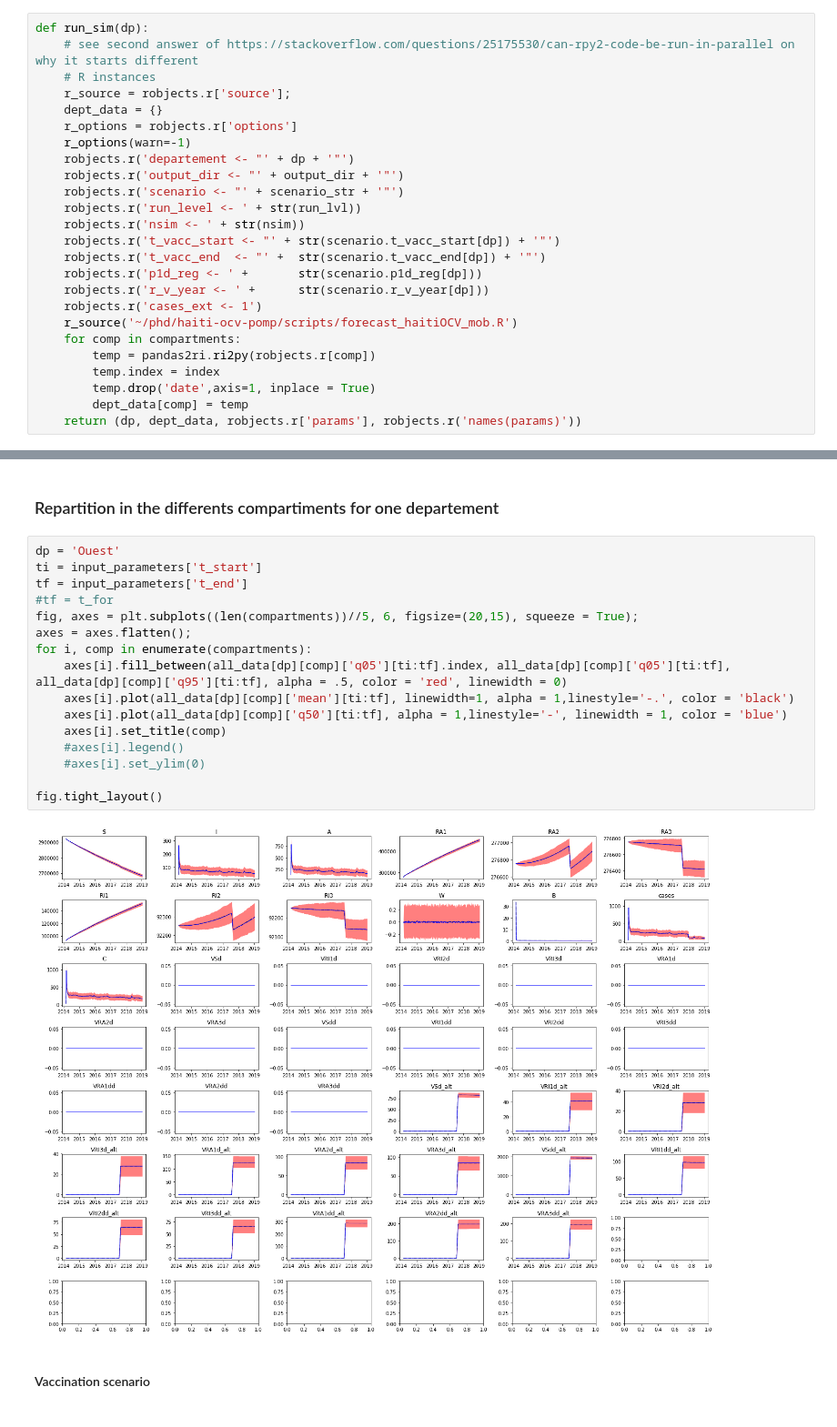
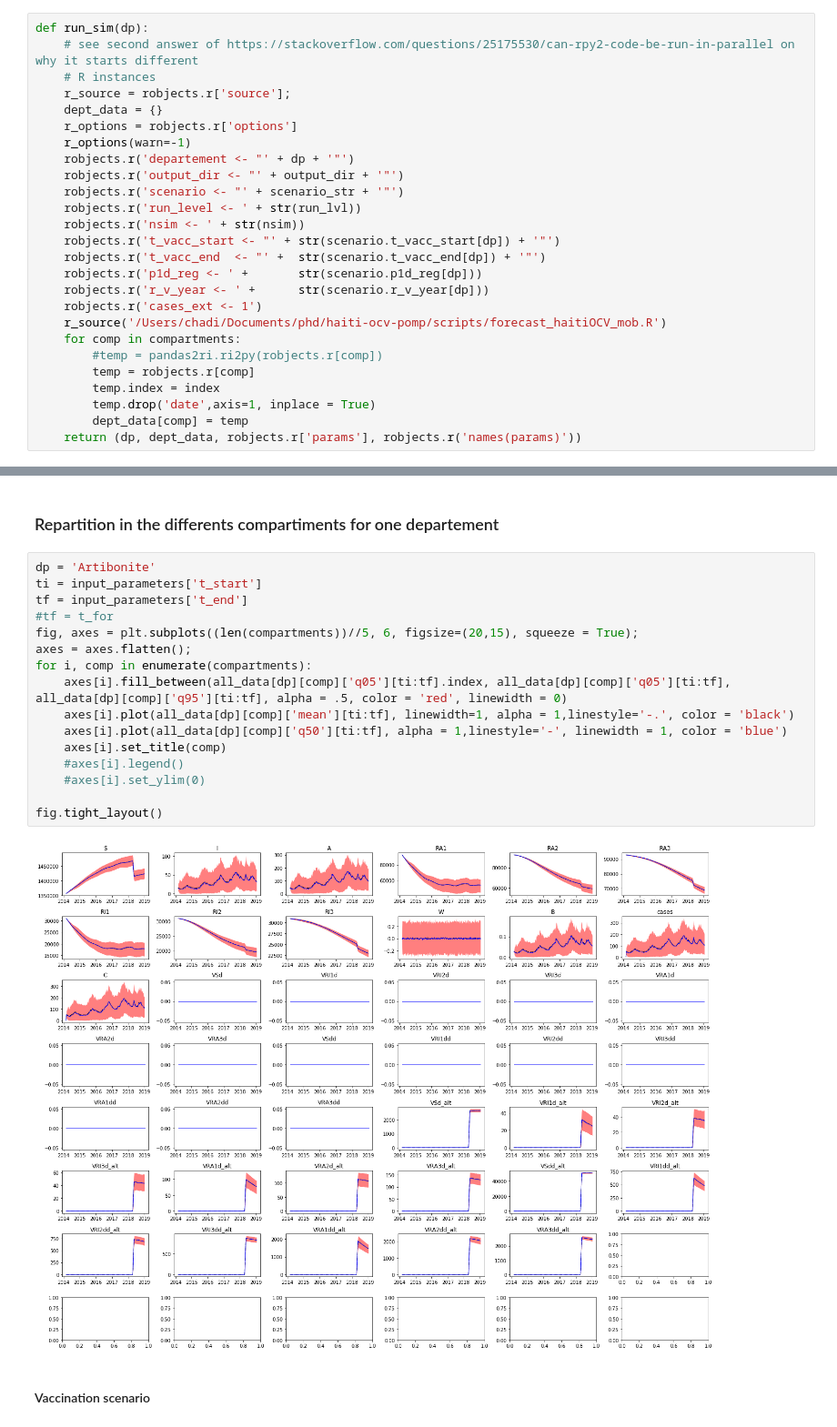
Before and after one commit to jcblemai/haiti-mass-ocv-campaign, a Jupyter notebook: forecast.ipynb, the cells around one changed output, grey strips where cells are left out. Shown at 91% size. Drawn from its saved outputs; the diff is of its cells as text.

```diff
--- a/forecast.ipynb
+++ b/forecast.ipynb
@@ -113,9 +113,10 @@ def run_sim(dp):
     robjects.r('p1d_reg <- ' +       str(scenario.p1d_reg[dp]))
     robjects.r('r_v_year <- ' +      str(scenario.r_v_year[dp]))
     robjects.r('cases_ext <- 1')
-    r_source('~/phd/haiti-ocv-pomp/scripts/forecast_haitiOCV_mob.R')
+    r_source('/Users/chadi/Documents/phd/haiti-ocv-pomp/scripts/forecast_haitiOCV_mob.R')
     for comp in compartments:
-        temp = pandas2ri.ri2py(robjects.r[comp])
+        #temp = pandas2ri.ri2py(robjects.r[comp])
+        temp = robjects.r[comp]
         temp.index = index
         temp.drop('date',axis=1, inplace = True)
         dept_data[comp] = temp
@@ -218,23 +226,23 @@ IndentationError: unexpected indent (<ipython-input-92-b499be033774>, line 9)
 # %% [markdown]
 ### Repartition in the differents compartiments for one departement
 # %%
-dp = 'Ouest'
+dp = 'Artibonite'
 ti = input_parameters['t_start']
 tf = input_parameters['t_end']
 #tf = t_for
 fig, axes = plt.subplots((len(compartments))//5, 6, figsize=(20,15), squeeze = True);
 axes = axes.flatten();
 for i, comp in enumerate(compartments):
     axes[i].fill_between(all_data[dp][comp]['q05'][ti:tf].index, all_data[dp][comp]['q05'][ti:tf], all_data[dp][comp]['q95'][ti:tf], alpha = .5, color = 'red', linewidth = 0)
     axes[i].plot(all_data[dp][comp]['mean'][ti:tf], linewidth=1, alpha = 1,linestyle='-.', color = 'black')
     axes[i].plot(all_data[dp][comp]['q50'][ti:tf], alpha = 1,linestyle='-', linewidth = 1, color = 'blue')
     axes[i].set_title(comp)
     #axes[i].legend()
     #axes[i].set_ylim(0)
 
 fig.tight_layout()
 # %% [output]
-[figure, old version]
+[figure, new version]
 # %% [markdown]
 #### Vaccination scenario
 # %%
```
Also changed, not shown: parts of 11 cells of this notebook, 5 other files.
